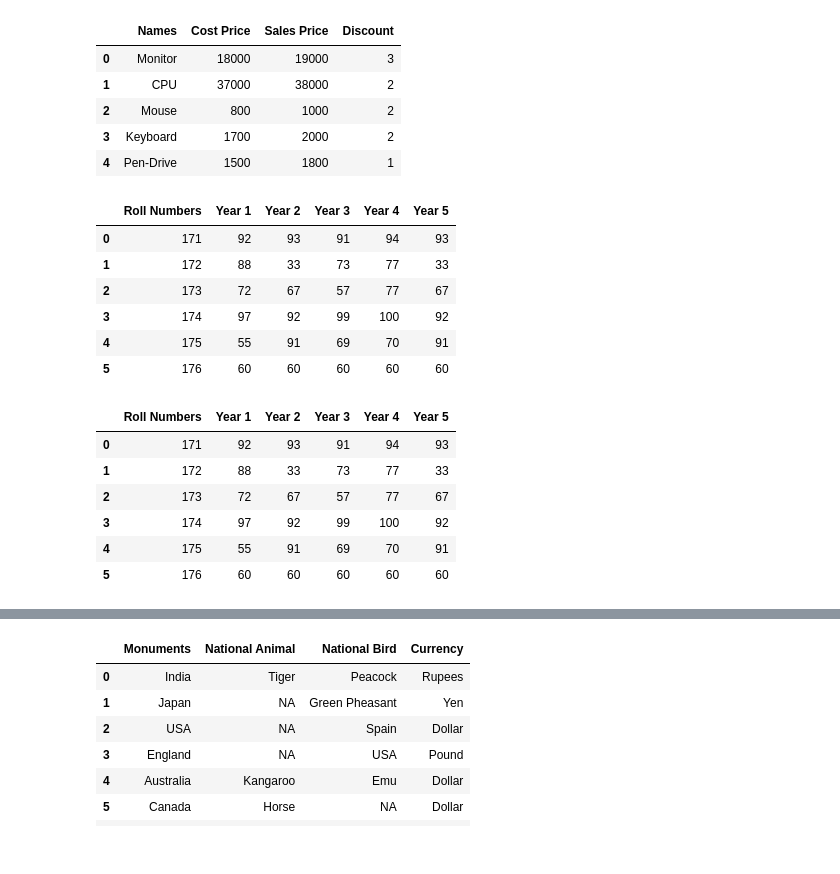
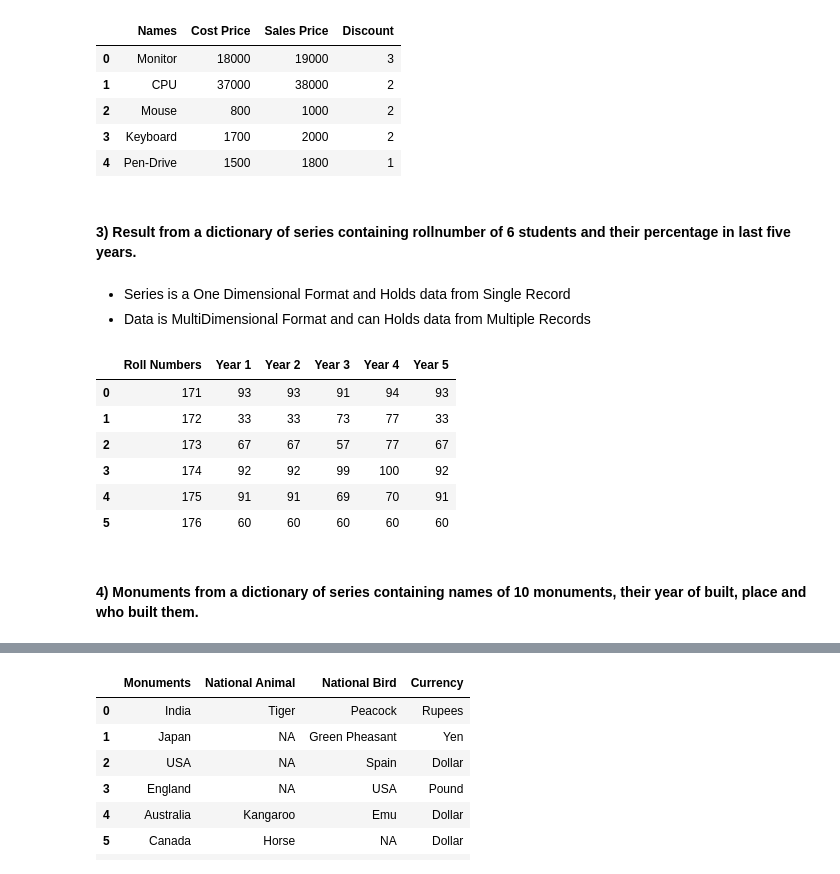
Before and after one commit to sukilsiva/Data_Science_PortFolio, a Jupyter notebook: Practice.ipynb, the cells around one changed output, grey strips where cells are left out. Drawn from its saved outputs; the diff is of its cells as text; code cells hidden in the pictures.

```diff
--- a/Practice.ipynb
+++ b/Practice.ipynb
@@ -38,46 +44,32 @@ df1
 | 2 | Mouse | 800 | 1000 | 2 |
 | 3 | Keyboard | 1700 | 2000 | 2 |
 | 4 | Pen-Drive | 1500 | 1800 | 1 |
-# %%
-Students = {"Roll Numbers":[ 171, 172, 173, 174,175, 176],
-            "Year 1" :[92, 88, 72, 97, 55, 60],
-            "Year 2" :[93, 33, 67, 92, 91, 60],
-            "Year 3" :[91, 73, 57, 99, 69, 60],
-            "Year 4" :[94, 77, 77, 100, 70, 60],
-            "Year 5" :[93, 33, 67, 92, 91, 60]}
-df2 = pd.DataFrame.from_dict(Students)
-df2
-# %% [output]
-|  | Roll Numbers | Year 1 | Year 2 | Year 3 | Year 4 | Year 5 |
-| 0 | 171 | 92 | 93 | 91 | 94 | 93 |
-| 1 | 172 | 88 | 33 | 73 | 77 | 33 |
-| 2 | 173 | 72 | 67 | 57 | 77 | 67 |
-| 3 | 174 | 97 | 92 | 99 | 100 | 92 |
-| 4 | 175 | 55 | 91 | 69 | 70 | 91 |
-| 5 | 176 | 60 | 60 | 60 | 60 | 60 |
+# %% [markdown]
+#### 3) Result from a dictionary of series containing rollnumber of 6 students and their percentage in last five years.
+# %% [markdown]
+* Series is a One Dimensional Format and Holds data from Single Record
+* Data is MultiDimensional Format and can Holds data from Multiple Records
 # %%
-Students = {"Roll Numbers":[ 171, 172, 173, 174,175, 176],
-            "Year 1" :[92, 88, 72, 97, 55, 60],
-            "Year 2" :[93, 33, 67, 92, 91, 60],
-            "Year 3" :[91, 73, 57, 99, 69, 60],
-            "Year 4" :[94, 77, 77, 100, 70, 60],
-            "Year 5" :[93, 33, 67, 92, 91, 60]}
-df2 = pd.DataFrame.from_dict(Students)
+### Creating a Pandas Series
+
+RollNumbers = pd.Series([ 171, 172, 173, 174,175, 176], name="Roll Numbers")
+Year1 = pd.Series([ 93, 33, 67, 92, 91, 60], name="Year 1")
+Year2 = pd.Series([ 93, 33, 67, 92, 91, 60], name="Year 2")
+Year3 = pd.Series([91, 73, 57, 99, 69, 60], name="Year 3")
+Year4 = pd.Series([94, 77, 77, 100, 70, 60], name="Year 4")
+Year5 = pd.Series([ 93, 33, 67, 92, 91, 60], name="Year 5")
+
 ### Creating data dict from a series
-data = {"Roll Numbers" : Students['Roll Numbers'],
-        'Year 1' : Students['Year 1'],
-        'Year 2' : Students['Year 2'],
-        'Year 3' : Students['Year 3'],
-        'Year 4' : Students['Year 4'],
-        'Year 5' : Students['Year 5']}
-ndf = pd.DataFrame.from_dict(data)
-ndf
+students = pd.DataFrame({"Roll Numbers":RollNumbers,"Year 1":Year1,"Year 2":Year2,"Year 3":Year3,"Year 4":Year4,"Year 5":Year5})
+students
 # %% [output]
 |  | Roll Numbers | Year 1 | Year 2 | Year 3 | Year 4 | Year 5 |
-| 0 | 171 | 92 | 93 | 91 | 94 | 93 |
-| 1 | 172 | 88 | 33 | 73 | 77 | 33 |
-| 2 | 173 | 72 | 67 | 57 | 77 | 67 |
-| 3 | 174 | 97 | 92 | 99 | 100 | 92 |
-| 4 | 175 | 55 | 91 | 69 | 70 | 91 |
+| 0 | 171 | 93 | 93 | 91 | 94 | 93 |
+| 1 | 172 | 33 | 33 | 73 | 77 | 33 |
+| 2 | 173 | 67 | 67 | 57 | 77 | 67 |
+| 3 | 174 | 92 | 92 | 99 | 100 | 92 |
+| 4 | 175 | 91 | 91 | 69 | 70 | 91 |
 | 5 | 176 | 60 | 60 | 60 | 60 | 60 |
+# %% [markdown]
+#### 4) Monuments from a dictionary of series containing names of 10 monuments, their year of built, place and who built them.
 # %%
```
Also changed, not shown: parts of 22 cells of this notebook.
